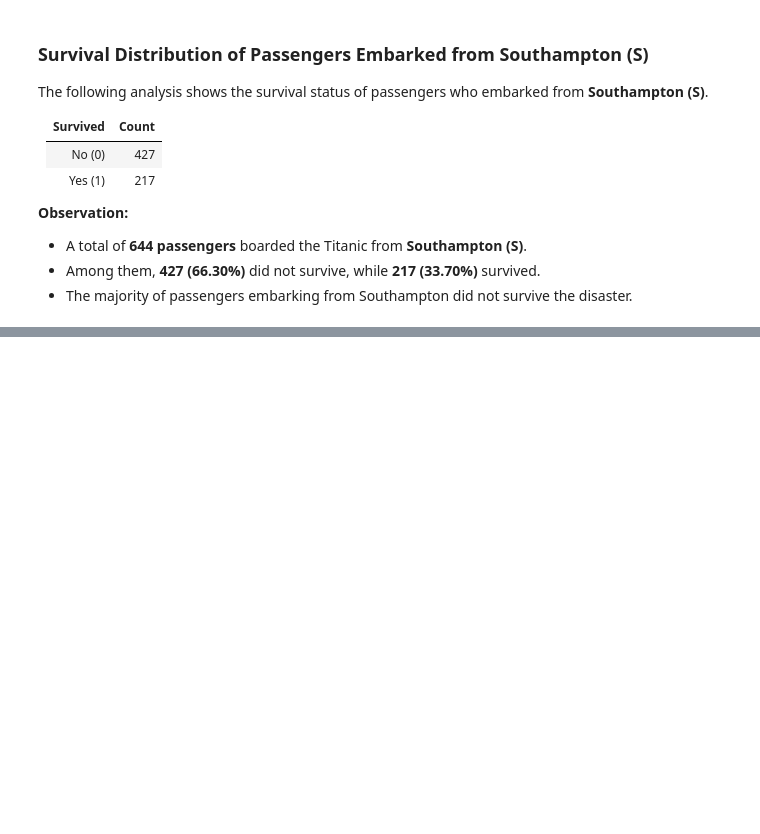
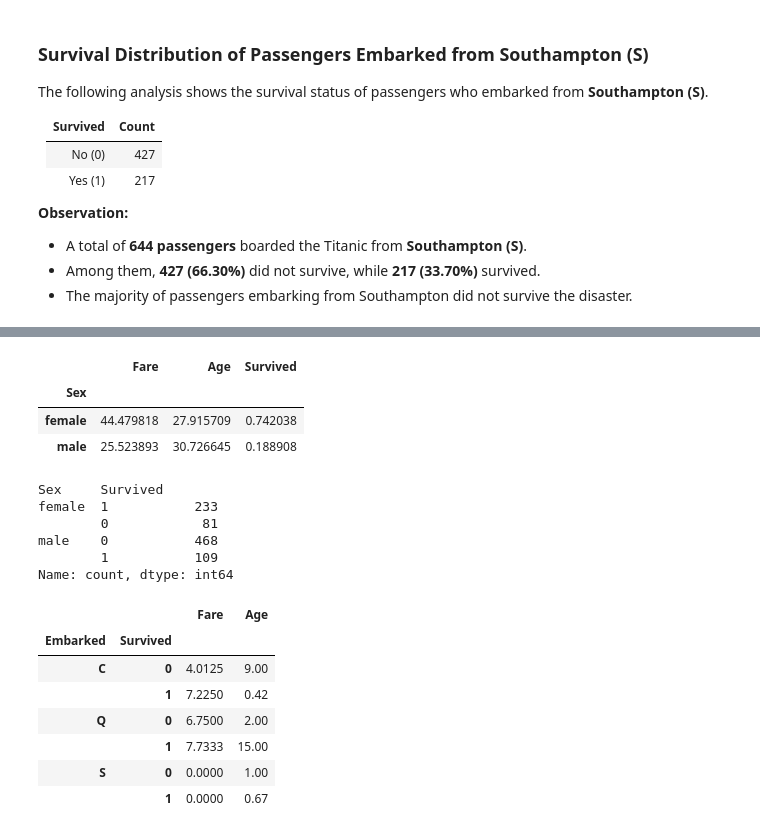
Before and after one commit to aayam09/dsml2, a Jupyter notebook: pandas/Exploration.ipynb, the cells around one changed output, grey strips where cells are left out. Saved outputs shown, nothing was run; the diff lists cells and outputs as text; code cells hidden in the pictures; blank space fills up the shorter version.

```diff
--- a/pandas/Exploration.ipynb
+++ b/pandas/Exploration.ipynb
@@ -217,0 +247,29 @@ The following analysis shows the survival status of passengers who embarked from
+# %%
+group_by_gender.mean()
+# %% [output]
+|  | Fare | Age | Survived |
+| Sex |  |  |  |
+| female | 44.479818 | 27.915709 | 0.742038 |
+| male | 25.523893 | 30.726645 | 0.188908 |
+# %%
+group_by_gender.value_counts(["Survived"])
+# %% [output]
+Sex     Survived
+female  1           233
+        0            81
+male    0           468
+        1           109
+Name: count, dtype: int64
+# %%
+group_by_embarked = titanic_df[["Embarked","Fare","Age","Survived"]].groupby(by = ["Embarked","Survived"])
+# %%
+group_by_embarked.min()
+# %% [output]
+|  |  | Fare | Age |
+| Embarked | Survived |  |  |
+| C | 0 | 4.0125 | 9.00 |
+|  | 1 | 7.2250 | 0.42 |
+| Q | 0 | 6.7500 | 2.00 |
+|  | 1 | 7.7333 | 15.00 |
+| S | 0 | 0.0000 | 1.00 |
+|  | 1 | 0.0000 | 0.67 |
```
Also changed, not shown: parts of 11 cells of this notebook.
